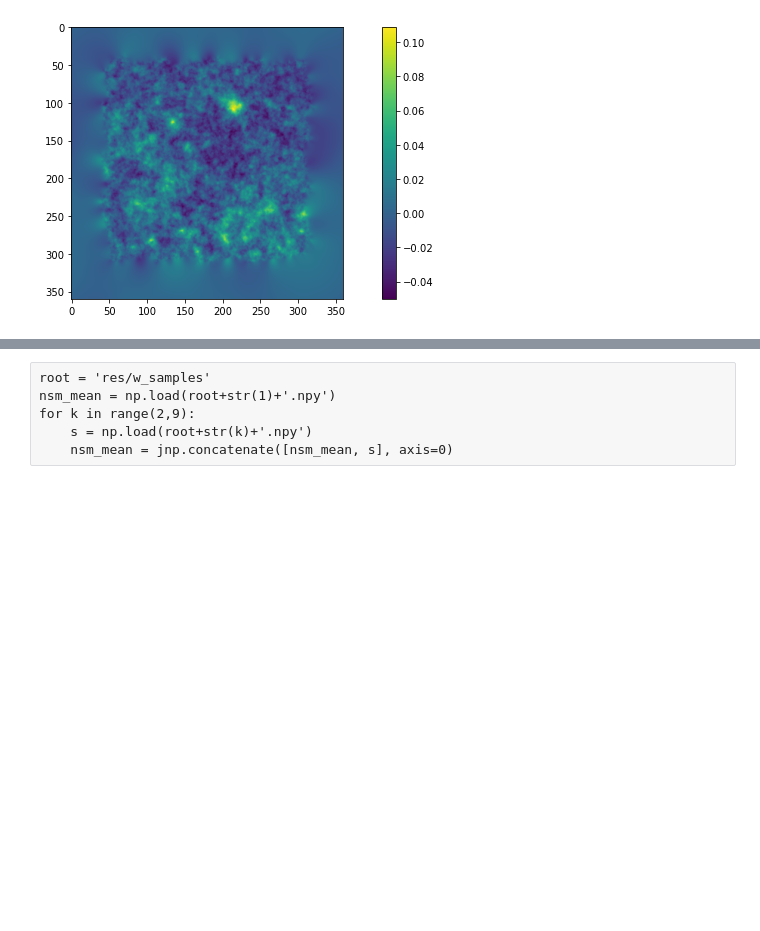
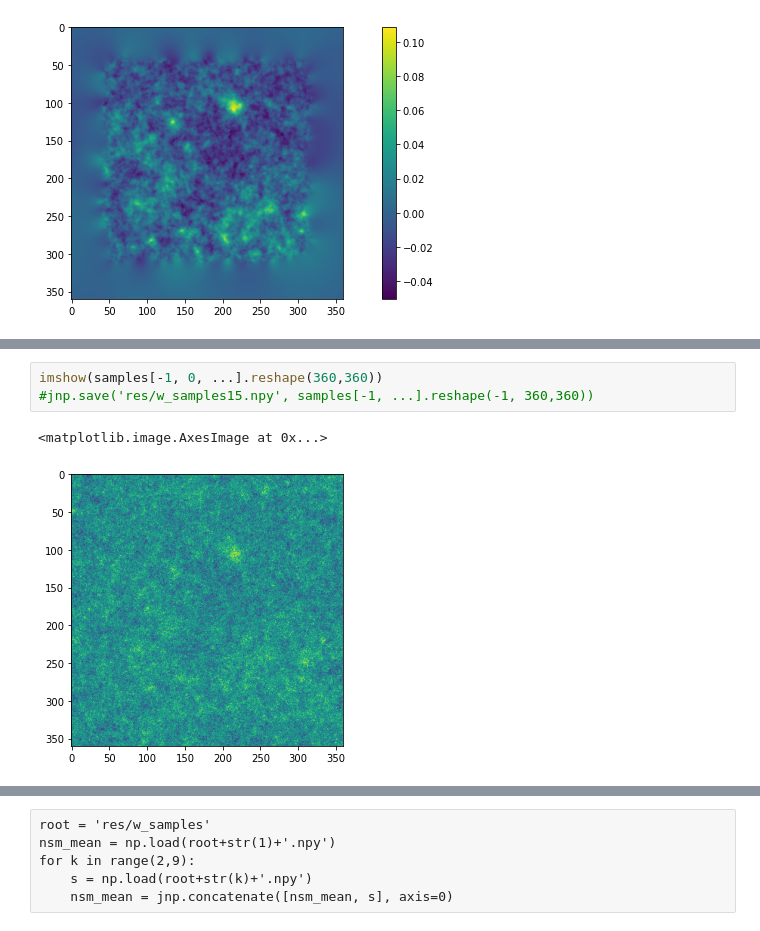
Before and after one commit to CosmoStat/jax-lensing, a Jupyter notebook: papers/Remy2021/WienerGaussianPrior.ipynb, the cells around one changed output, grey strips where cells are left out. Saved outputs shown, nothing was run; the diff lists cells and outputs as text; blank space fills up the shorter version.

```diff
--- a/papers/Remy2021/WienerGaussianPrior.ipynb
+++ b/papers/Remy2021/WienerGaussianPrior.ipynb
@@ -223,0 +236,6 @@ jnp.save('res/w_samples15.npy', samples[-1, ...].reshape(-1, 360,360))
+# %%
+imshow(samples[-1, 0, ...].reshape(360,360))
+#jnp.save('res/w_samples15.npy', samples[-1, ...].reshape(-1, 360,360))
+# %% [output]
+<matplotlib.image.AxesImage at 0x...>
+[figure, added]
```
Also changed, not shown: parts of 23 cells of this notebook, 6 other files.
